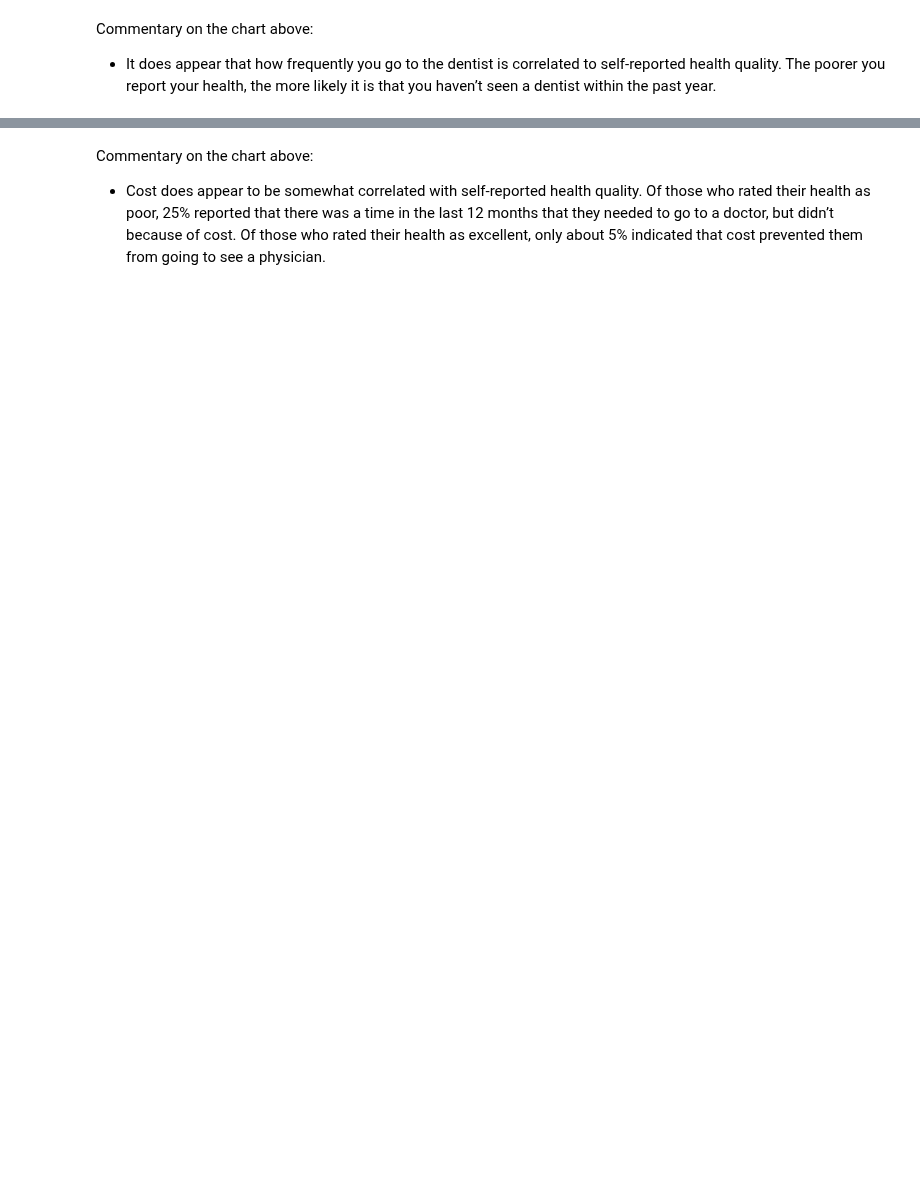
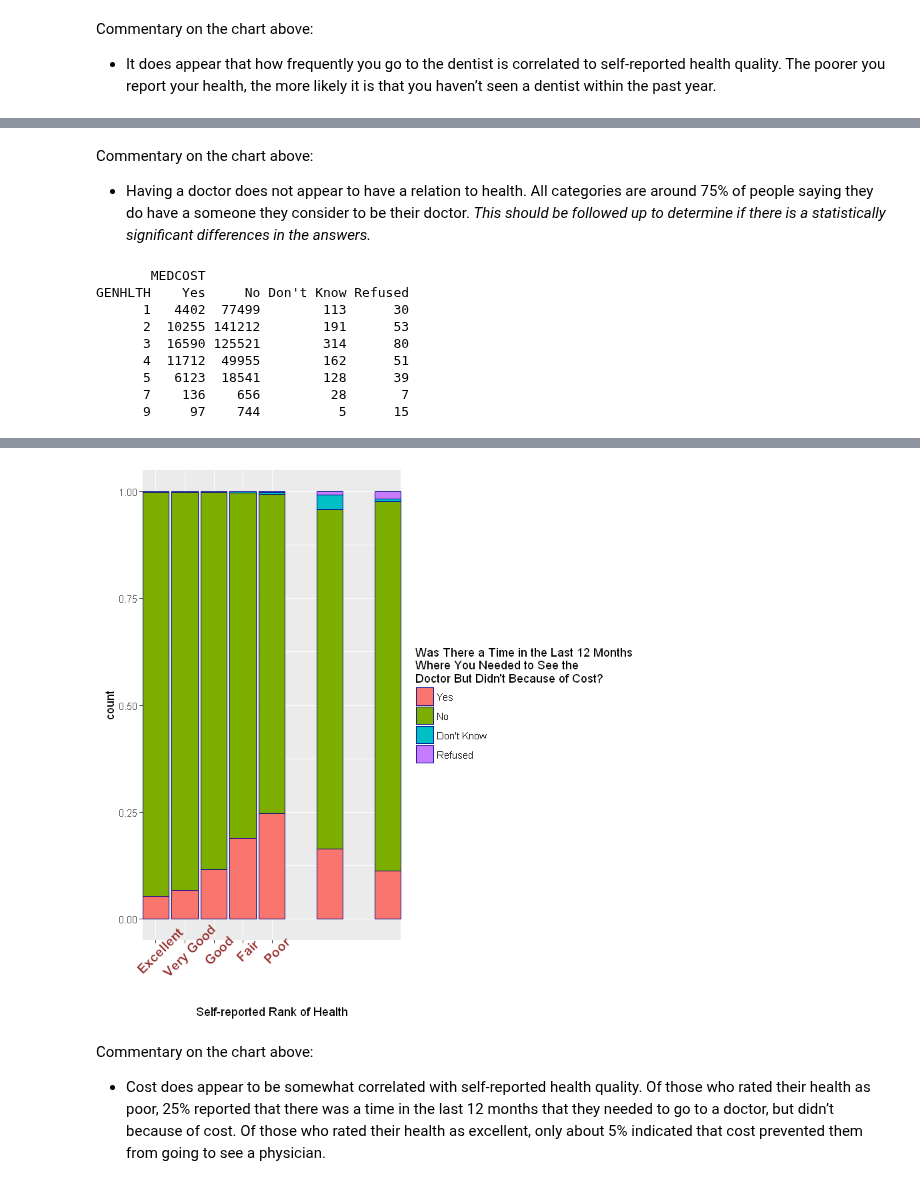
Before and after one commit to RahnL/DataScience-SMU, a Jupyter notebook: DataMining/DataMining-Lab1.ipynb, the cells around one changed output, grey strips where cells are left out. Drawn from its saved outputs; the diff is of its cells as text; code cells hidden in the pictures; blank space fills up the shorter version.

```diff
--- a/DataMining/DataMining-Lab1.ipynb
+++ b/DataMining/DataMining-Lab1.ipynb
@@ -433,0 +438,18 @@ Warning message:
+# %% [markdown]
+Commentary on the chart above:
+- Having a doctor does not appear to have a relation to health. All categories are around 75% of people saying they do have a someone they consider to be their doctor.  *This should be followed up to determine if there is a statistically significant differences in the answers.*
+# %%
+with(VOI,table(GENHLTH,MEDCOST))
+ggplot(VOI,aes(x = GENHLTH, fill=MEDCOST,)) + geom_bar(position="fill", col="darkblue") + scale_x_discrete(name = "Self-reported Rank of Health", limits=c("1","2","3","4","5"),
+            labels=c("Excellent","Very Good", "Good","Fair","Poor")) + theme(axis.text.x = element_text(face="bold", color="#993333",
+            size=12, angle=45)) + scale_fill_discrete(name="Was There a Time in the Last 12 Months\nWhere You Needed to See the \nDoctor But Didn't Because of Cost?")
+# %% [output]
+       MEDCOST
+GENHLTH    Yes     No Don't Know Refused
+      1   4402  77499        113      30
+      2  10255 141212        191      53
+      3  16590 125521        314      80
+      4  11712  49955        162      51
+      5   6123  18541        128      39
+      7    136    656         28       7
+      9     97    744          5      15
@@ -434,3 +458,4 @@ Warning message:
+[figure, added]
 # %% [markdown]
 Commentary on the chart above:
 - Cost does appear to be somewhat correlated with self-reported health quality. Of those who rated their health as poor, 25% reported that there was a time in the last 12 months that they needed to go to a doctor, but didn’t because of cost.  Of those who rated their health as excellent, only about 5% indicated that cost prevented them from going to see a physician.
```
Also changed, not shown: parts of 9 cells of this notebook.
